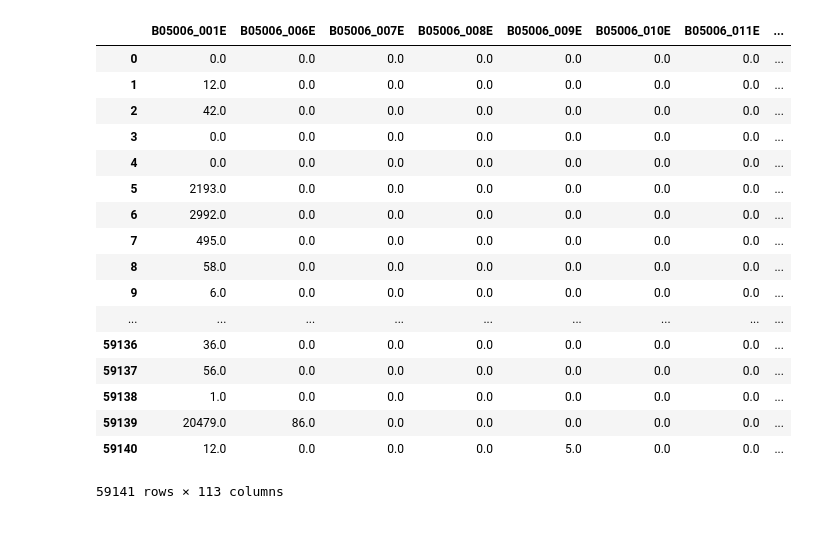
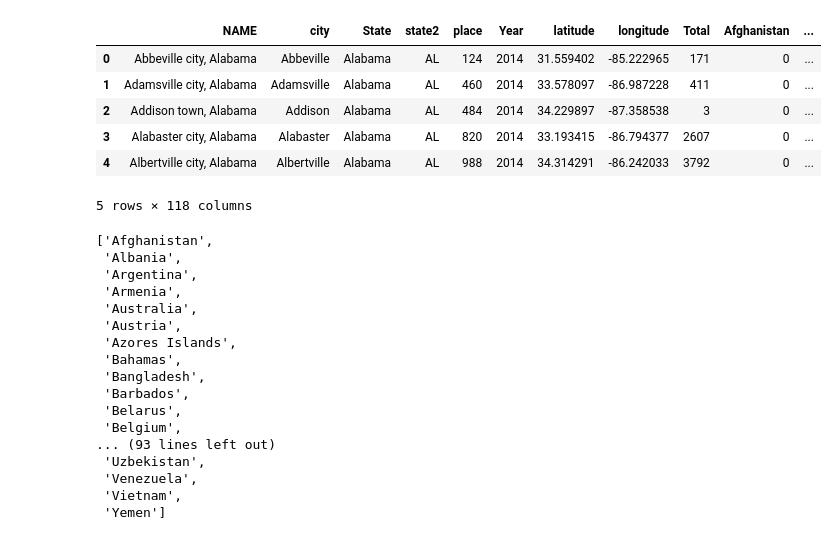
Before and after one commit to MayraPerezRusso/Project2, a Jupyter notebook: Untitled.ipynb, the cells around one changed output. Drawn from its saved outputs; the diff is of its cells as text; code cells hidden in the pictures.

```diff
--- a/Untitled.ipynb
+++ b/Untitled.ipynb
@@ -130,21 +0,0 @@ CensusException: <html><head><title>Error report</title><style><!--H1 {font-fami
-# %%
-Data
-# %% [output]
-|  | B05006_001E | B05006_006E | B05006_007E | B05006_008E | B05006_009E | B05006_010E | B05006_011E | ... |
-| 0 | 0.0 | 0.0 | 0.0 | 0.0 | 0.0 | 0.0 | 0.0 | ... |
-| 1 | 12.0 | 0.0 | 0.0 | 0.0 | 0.0 | 0.0 | 0.0 | ... |
-| 2 | 42.0 | 0.0 | 0.0 | 0.0 | 0.0 | 0.0 | 0.0 | ... |
-| 3 | 0.0 | 0.0 | 0.0 | 0.0 | 0.0 | 0.0 | 0.0 | ... |
-| 4 | 0.0 | 0.0 | 0.0 | 0.0 | 0.0 | 0.0 | 0.0 | ... |
-| 5 | 2193.0 | 0.0 | 0.0 | 0.0 | 0.0 | 0.0 | 0.0 | ... |
-| 6 | 2992.0 | 0.0 | 0.0 | 0.0 | 0.0 | 0.0 | 0.0 | ... |
-| 7 | 495.0 | 0.0 | 0.0 | 0.0 | 0.0 | 0.0 | 0.0 | ... |
-| 8 | 58.0 | 0.0 | 0.0 | 0.0 | 0.0 | 0.0 | 0.0 | ... |
-| 9 | 6.0 | 0.0 | 0.0 | 0.0 | 0.0 | 0.0 | 0.0 | ... |
-| ... | ... | ... | ... | ... | ... | ... | ... | ... |
-| 59136 | 36.0 | 0.0 | 0.0 | 0.0 | 0.0 | 0.0 | 0.0 | ... |
-| 59137 | 56.0 | 0.0 | 0.0 | 0.0 | 0.0 | 0.0 | 0.0 | ... |
-| 59138 | 1.0 | 0.0 | 0.0 | 0.0 | 0.0 | 0.0 | 0.0 | ... |
-| 59139 | 20479.0 | 86.0 | 0.0 | 0.0 | 0.0 | 0.0 | 0.0 | ... |
-| 59140 | 12.0 | 0.0 | 0.0 | 0.0 | 5.0 | 0.0 | 0.0 | ... |
-59141 rows × 113 columns
@@ -150,0 +3,31 @@ Data
+# %%
+data=pd.read_csv('immigration/db/DataFinaltosqlite.csv')
+data.head()
+# %% [output]
+|  | NAME | city | State | state2 | place | Year | latitude | longitude | Total | Afghanistan | ... |
+| 0 | Abbeville city, Alabama | Abbeville | Alabama | AL | 124 | 2014 | 31.559402 | -85.222965 | 171 | 0 | ... |
+| 1 | Adamsville city, Alabama | Adamsville | Alabama | AL | 460 | 2014 | 33.578097 | -86.987228 | 411 | 0 | ... |
+| 2 | Addison town, Alabama | Addison | Alabama | AL | 484 | 2014 | 34.229897 | -87.358538 | 3 | 0 | ... |
+| 3 | Alabaster city, Alabama | Alabaster | Alabama | AL | 820 | 2014 | 33.193415 | -86.794377 | 2607 | 0 | ... |
+| 4 | Albertville city, Alabama | Albertville | Alabama | AL | 988 | 2014 | 34.314291 | -86.242033 | 3792 | 0 | ... |
+5 rows × 118 columns
+# %%
+list(data.columns.values)[9:]
+# %% [output]
+['Afghanistan',
+ 'Albania',
+ 'Argentina',
+ 'Armenia',
+ 'Australia',
+ 'Austria',
+ 'Azores Islands',
+ 'Bahamas',
+ 'Bangladesh',
+ 'Barbados',
+ 'Belarus',
+ 'Belgium',
+... (93 lines left out)
+ 'Uzbekistan',
+ 'Venezuela',
+ 'Vietnam',
+ 'Yemen']
```
Also changed, not shown: parts of 6 cells of this notebook, 10 other files.
